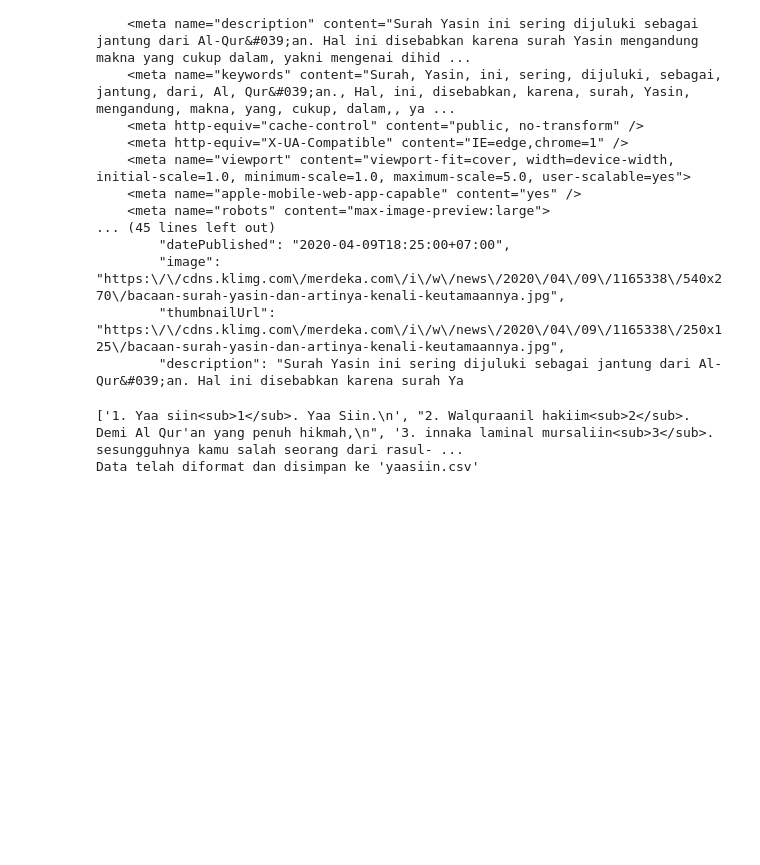
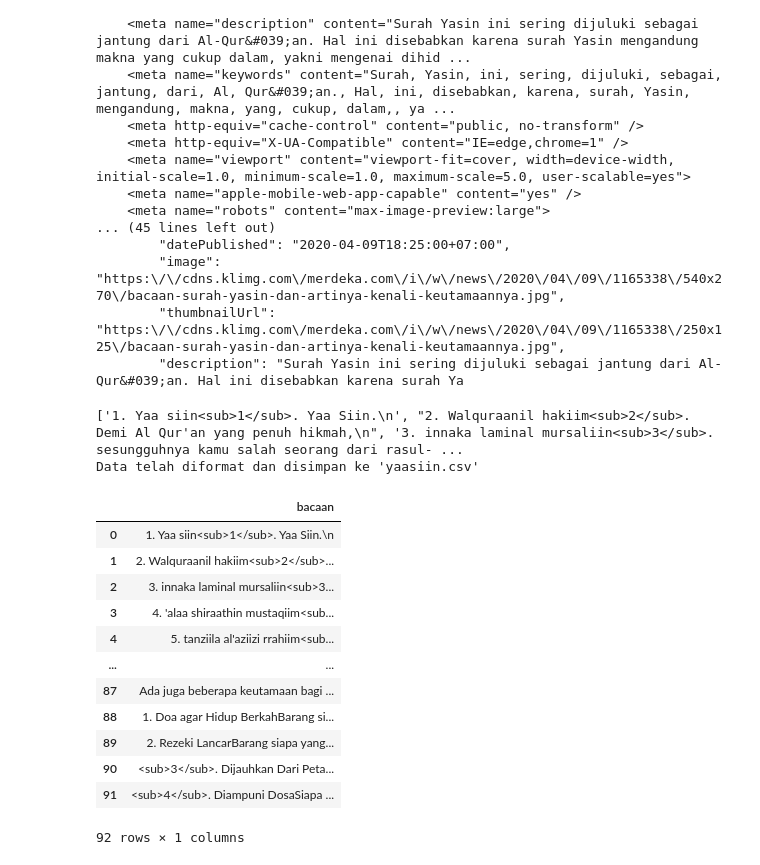
Before and after one commit to Puguh1244/tobehonest, a Jupyter notebook: scrap/scrap.ipynb, the cells around one changed output. Saved outputs shown, nothing was run; the diff lists cells and outputs as text; code cells hidden in the pictures; blank space fills up the shorter version.

```diff
--- a/scrap/scrap.ipynb
+++ b/scrap/scrap.ipynb
@@ -64,33 +74,48 @@ print(cont[:5000])  # Cetak 500 karakter pertama untuk memastikan karakter yang
 import re
 import pandas as pd
 
 # Mengambil data dari tag <p>
 titles = re.findall(r'<p>(.*?)</p>', cont)
 
 # Pembenahan tanda baca
 titles = [title.replace('&#039;', "'") for title in titles]
 titles = [title.replace('&#x101;', "ā") for title in titles]
 titles = [title.replace('i&#x17C;', "ż") for title in titles]
 titles = [title.replace('&#x1E63;', "ṣ") for title in titles]
 titles = [title.replace('&#x12B;', "ī") for title in titles]
 titles = [title.replace('&#x1E6D;', "ṭ") for title in titles]
 
 # Filter berdasarkan angka, tidak ada '//' dan '<'
 filtered_titles = [title for title in titles if re.search(r'\d+', title) and '//' not in title and '<' not in title]
 
 # Memformat angka terakhir yang bergandengan dengan huruf menjadi subscript
 formatted_titles = [re.sub(r'(\d+)(\D*$)', r'<sub>\1</sub>\2\n', title) for title in filtered_titles]
 
 # Menampilkan hasil filtered titles
 print(formatted_titles)
 
 # Mengonversi hasil yang diformat ke DataFrame
-df = pd.DataFrame(formatted_titles, columns=['Title'])
+df = pd.DataFrame(formatted_titles, columns=['bacaan'])
+
 df.to_csv('yaasiin.csv', index=False, encoding='utf-8')
 
 print("Data telah diformat dan disimpan ke 'yaasiin.csv'")
+df
 # %% [output]
 ['1. Yaa siin<sub>1</sub>. Yaa Siin.\n', "2. Walquraanil hakiim<sub>2</sub>. Demi Al Qur'an yang penuh hikmah,\n", '3. innaka laminal mursaliin<sub>3</sub>. sesungguhnya kamu salah seorang dari rasul- ...
 Data telah diformat dan disimpan ke 'yaasiin.csv'
+|  | bacaan |
+| 0 | 1. Yaa siin<sub>1</sub>. Yaa Siin.\n |
+| 1 | 2. Walquraanil hakiim<sub>2</sub>... |
+| 2 | 3. innaka laminal mursaliin<sub>3... |
+| 3 | 4. 'alaa shiraathin mustaqiim<sub... |
+| 4 | 5. tanziila al'aziizi rrahiim<sub... |
+| ... | ... |
+| 87 | Ada juga beberapa keutamaan bagi ... |
+| 88 | 1. Doa agar Hidup BerkahBarang si... |
+| 89 | 2. Rezeki LancarBarang siapa yang... |
+| 90 | <sub>3</sub>. Dijauhkan Dari Peta... |
+| 91 | <sub>4</sub>. Diampuni DosaSiapa ... |
+92 rows × 1 columns
 # %%
 df=pd.read_csv('yaasiin.csv')
```
Also changed, not shown: parts of 3 cells of this notebook, 1 other file.
